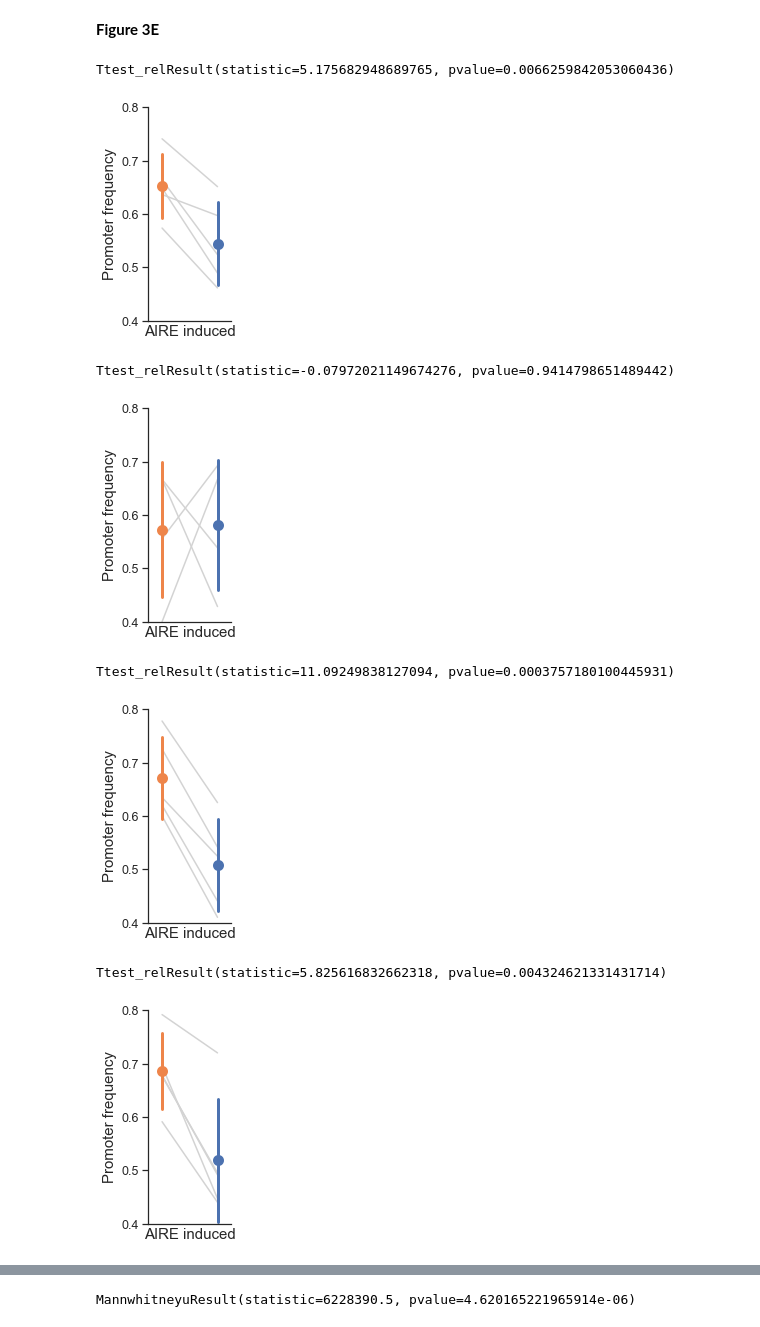
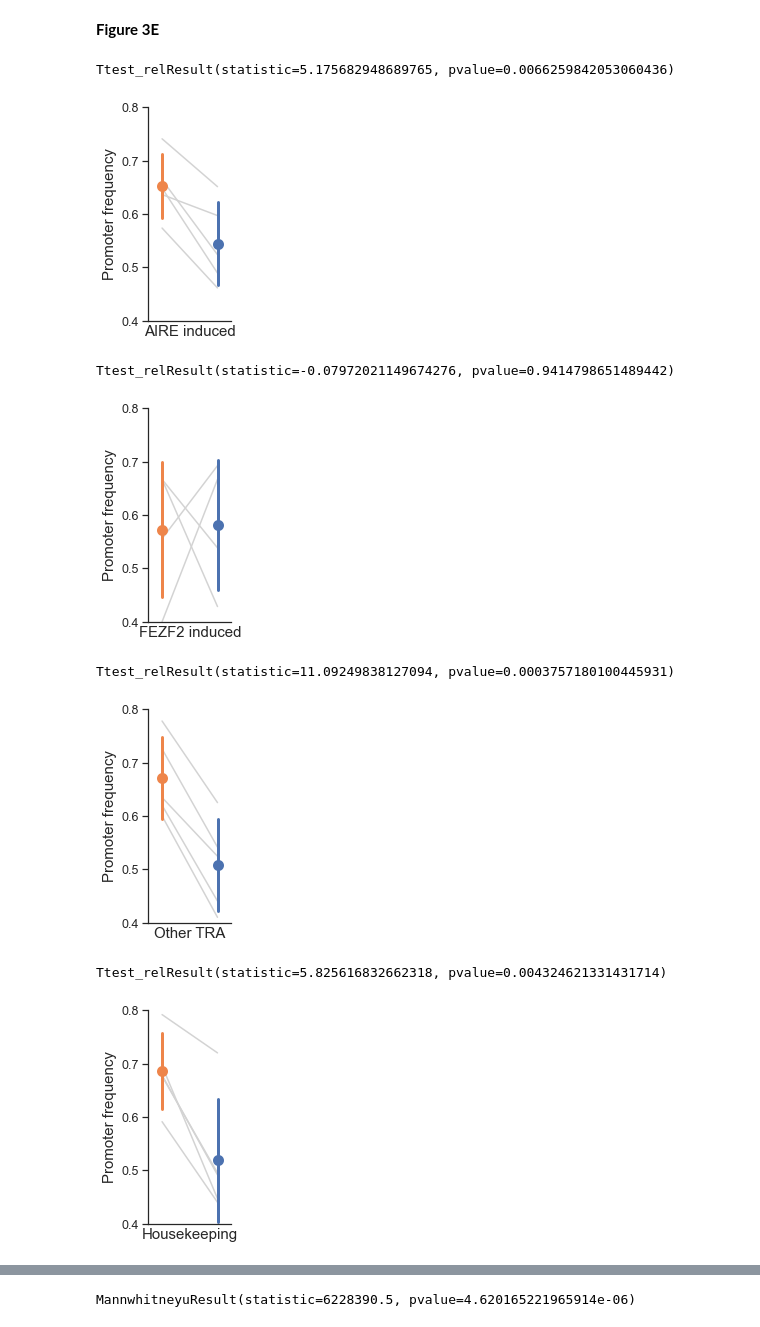
Before and after one commit to meyer-lab-cshl/transcriptomic-diversity-human-mTECs, a Jupyter notebook: Figures/Figure3.ipynb, the cells around one changed output, grey strips where cells are left out. Saved outputs shown, nothing was run; the diff lists cells and outputs as text; code cells hidden in the pictures.

```diff
--- a/Figures/Figure3.ipynb
+++ b/Figures/Figure3.ipynb
@@ -246,12 +246,16 @@ for j in np.arange(4):
     df=df_High.append(df_Low)
     if j==0:
         df=df[(df.Fezf2_dep==False) & (df.Aire_dep==True)]
+        xlabel='AIRE induced'
     elif j==1:
         df=df[(df.Fezf2_dep==True) & (df.Aire_dep==False)]
+        xlabel='FEZF2 induced'
     elif j==2:
         df=df[(df.Other_TRA==True)]
+        xlabel='Other TRA'
     elif j==3:
         df=df[(df.Housekeeping==True)]
+        xlabel='Housekeeping'
     masked_df=1*(df[tpm]>0)
     i=0
     for feature in ['Annotations_short']:
@@ -269,36 +273,36 @@ for j in np.arange(4):
     feature='Annotations_short'
     for x in y.Patient.unique():
         plt.plot([0.5,0.1],[y[(y.Feature==feature) & (y.Patient==x) & (y.Hue=='hi')].Percentage,y[(y.Feature==feature) & (y.Patient==x) & (y.Hue=='lo')].Percentage],color='lightgray',zorder=1)
 
     plt.scatter(0.5,y[(y.Feature==feature) & (y.Hue=='hi')].Percentage.mean(),lw=5,zorder=3)
     plt.plot([0.5,0.5],[y[(y.Feature==feature) & (y.Hue=='hi')].Percentage.mean()+y[(y.Feature==feature) & (y.Hue=='hi')].Percentage.std(),
                    y[(y.Feature==feature) & (y.Hue=='hi')].Percentage.mean()-y[(y.Feature==feature) & (y.Hue=='hi')].Percentage.std()],lw=3,zorder=2)
 
     plt.scatter(.1,y[(y.Feature==feature) & (y.Hue=='lo')].Percentage.mean(),lw=5,zorder=3,color=sns.color_palette('muted')[1])
     plt.plot([.1,.1],[y[(y.Feature==feature) & (y.Hue=='lo')].Percentage.mean()+y[(y.Feature==feature) & (y.Hue=='lo')].Percentage.std(),
                     y[(y.Feature==feature) & (y.Hue=='lo')].Percentage.mean()-y[(y.Feature==feature) & (y.Hue=='lo')].Percentage.std()],lw=3,zorder=2, color=sns.color_palette('muted')[1])
 
     print(stats.ttest_rel(y[(y.Feature==feature) & (y.Hue=='lo')].Percentage,y[(y.Feature==feature) & (y.Hue=='hi')].Percentage))
 
     plt.xlim([0,.6])
     plt.ylim([.4,.8])
     plt.xticks([])
     plt.yticks(fontsize=12.5)
     plt.xlabel('')
     #plt.xlabel(fontsize=0)
     plt.ylabel('Promoter frequency',fontsize=15)
-    plt.xlabel('AIRE induced',fontsize=15)
+    plt.xlabel(xlabel,fontsize=15)
     sns.despine()
     plt.tight_layout()
     plt.savefig('Panels/Figure3E_'+str(j+1)+'.pdf',transparent=True,dpi=500)
     plt.show()
     plt.close()
 # %% [output]
 Ttest_relResult(statistic=5.175682948689765, pvalue=0.0066259842053060436)
 [figure]
 Ttest_relResult(statistic=-0.07972021149674276, pvalue=0.9414798651489442)
-[figure, old version]
+[figure, new version]
 Ttest_relResult(statistic=11.09249838127094, pvalue=0.0003757180100445931)
-[figure, old version]
+[figure, new version]
 Ttest_relResult(statistic=5.825616832662318, pvalue=0.004324621331431714)
-[figure, old version]
+[figure, new version]
```
Also changed, not shown: parts of 2 cells of this notebook.
